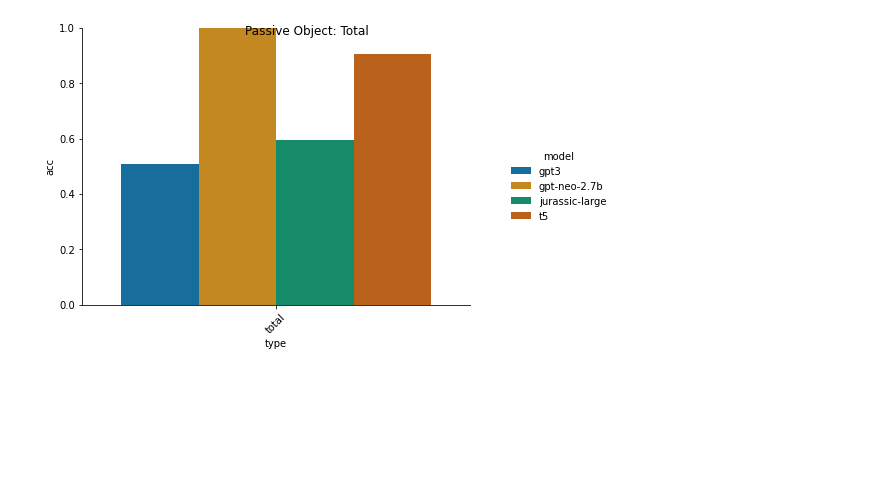
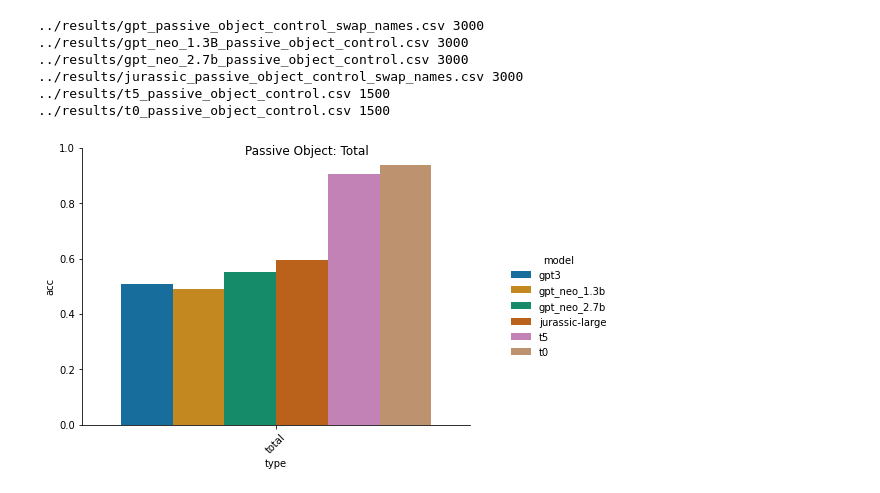
Before and after one commit to esteng/curious-case-of-control, a Jupyter notebook: src/vis.ipynb, the cells around one changed output. Cells and saved outputs as stored; diff of their text form; code cells hidden in the pictures; blank space fills up the shorter version.

```diff
--- a/src/vis.ipynb
+++ b/src/vis.ipynb
@@ -65,32 +102,40 @@ sns.despine()
 # %%
 
 csvs=["../results/gpt_passive_object_control_swap_names.csv",
+     "../results/gpt_neo_1.3B_passive_object_control.csv",
      "../results/gpt_neo_2.7b_passive_object_control.csv",
      "../results/jurassic_passive_object_control_swap_names.csv",
-     "../results/t5_passive_object_control.csv"]
+     "../results/t5_passive_object_control.csv",
+     "../results/t0_passive_object_control.csv"]
 
 
 g = barplot(csvs, level="total", x_name = "type", hue_name = "model", title = "Passive Object: Total")
 g.figure.set_size_inches(8.5, 4.5)
 sns.despine()
 
 
 # g = barplot(csvs, level="acc_by_name", x_name = "type", hue_name = "model", title = "Passive Object Control by Name")
 # g.figure.set_size_inches(8.5, 4.5)
 # sns.despine()
 
 
 
 # g = barplot(csvs, level="acc_by_verb", x_name = "type", hue_name = "model", title = "Passive Object Control by Verb")
 # g.figure.set_size_inches(8.5, 4.5)
 # sns.despine()
 
 
 # g = barplot(csvs, level="acc_by_action", x_name = "type", hue_name = "model", title = "Passive Object Control by Action")
 # g.figure.set_size_inches(8.5, 4.5)
 # sns.despine()
 # %% [output]
+../results/gpt_passive_object_control_swap_names.csv 3000
+../results/gpt_neo_1.3B_passive_object_control.csv 3000
+../results/gpt_neo_2.7b_passive_object_control.csv 3000
+../results/jurassic_passive_object_control_swap_names.csv 3000
+../results/t5_passive_object_control.csv 1500
+../results/t0_passive_object_control.csv 1500
-[figure, old version]
+[figure, new version]
 # %%
 
 # fig, ax = plt.subplots(1,1)
```
Also changed, not shown: parts of 4 cells of this notebook, 3 other files.
